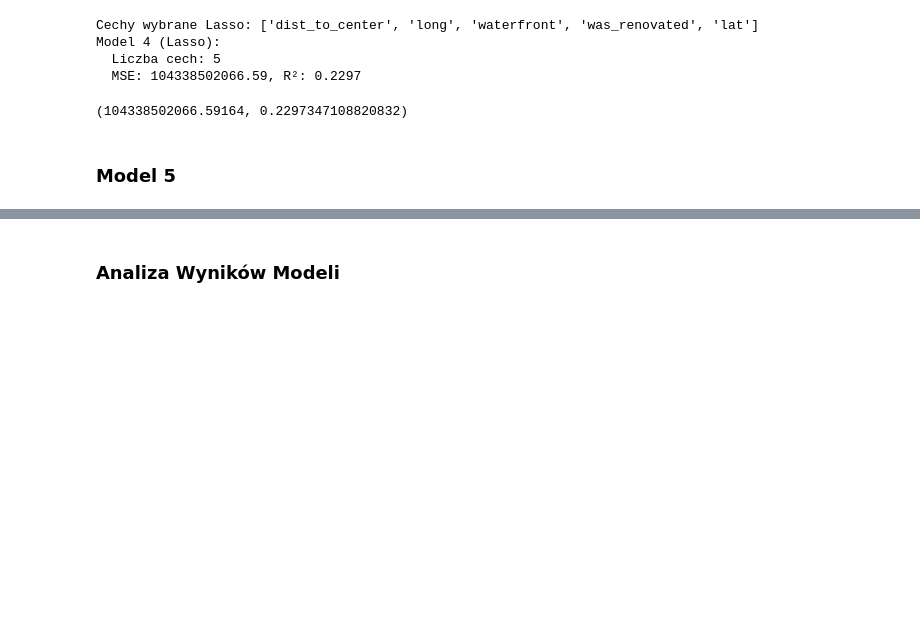
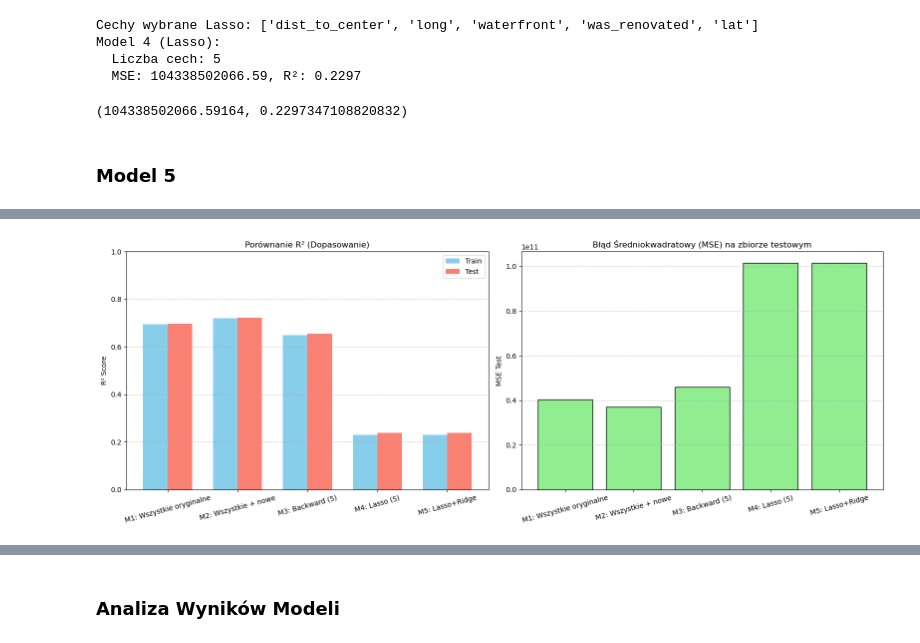
Before and after one commit to Hadidomena/Data-exploration-methods, a Jupyter notebook: Poprawa Kolokwium MED.ipynb, the cells around one changed output, grey strips where cells are left out. Saved outputs shown, nothing was run; the diff lists cells and outputs as text; code cells hidden in the pictures; blank space fills up the shorter version.

```diff
--- a/Poprawa Kolokwium MED.ipynb
+++ b/Poprawa Kolokwium MED.ipynb
@@ -784,3 +799,34 @@ print(f"Najwyższy R² test): {models_summary.loc[models_summary['R² test'].idx
 
 Najniższy MSE test): M2: Wszystkie + nowe
 Najwyższy R² test): M2: Wszystkie + nowe
+# %%
+models = ['M1: Wszystkie oryginalne', 'M2: Wszystkie + nowe', 'M3: Backward (5)', 'M4: Lasso (5)', 'M5: Lasso+Ridge']
+r2_train = [r2_train_m1, r2_train_m2, r2_train_m3, r2_train_m4, r2_train_m5]
+r2_test = [r2_test_m1, r2_test_m2, r2_test_m3, r2_test_m4, r2_test_m5]
+
+x = np.arange(len(models))
+width = 0.35
+
+fig, ax = plt.subplots(1, 2, figsize=(16, 6))
+
+rects1 = ax[0].bar(x - width/2, r2_train, width, label='Train', color='skyblue')
+rects2 = ax[0].bar(x + width/2, r2_test, width, label='Test', color='salmon')
+ax[0].set_ylabel('R² Score')
+ax[0].set_title('Porównanie R² (Dopasowanie)')
+ax[0].set_xticks(x)
+ax[0].set_xticklabels(models, rotation=15)
+ax[0].set_ylim(0, 1.0)
+ax[0].legend()
+ax[0].grid(axis='y', linestyle='--', alpha=0.7)
+
+mse_test_vals = [mse_test_m1, mse_test_m2, mse_test_m3, mse_test_m4, mse_test_m5]
+ax[1].bar(models, mse_test_vals, color='lightgreen', edgecolor='black')
+ax[1].set_ylabel('MSE Test')
+ax[1].set_title('Błąd Średniokwadratowy (MSE) na zbiorze testowym')
+ax[1].tick_params(axis='x', rotation=15)
+ax[1].grid(axis='y', linestyle='--', alpha=0.7)
+
+plt.tight_layout()
+plt.show()
+# %% [output]
+[figure, added]
```
Also changed, not shown: parts of 18 cells of this notebook.
